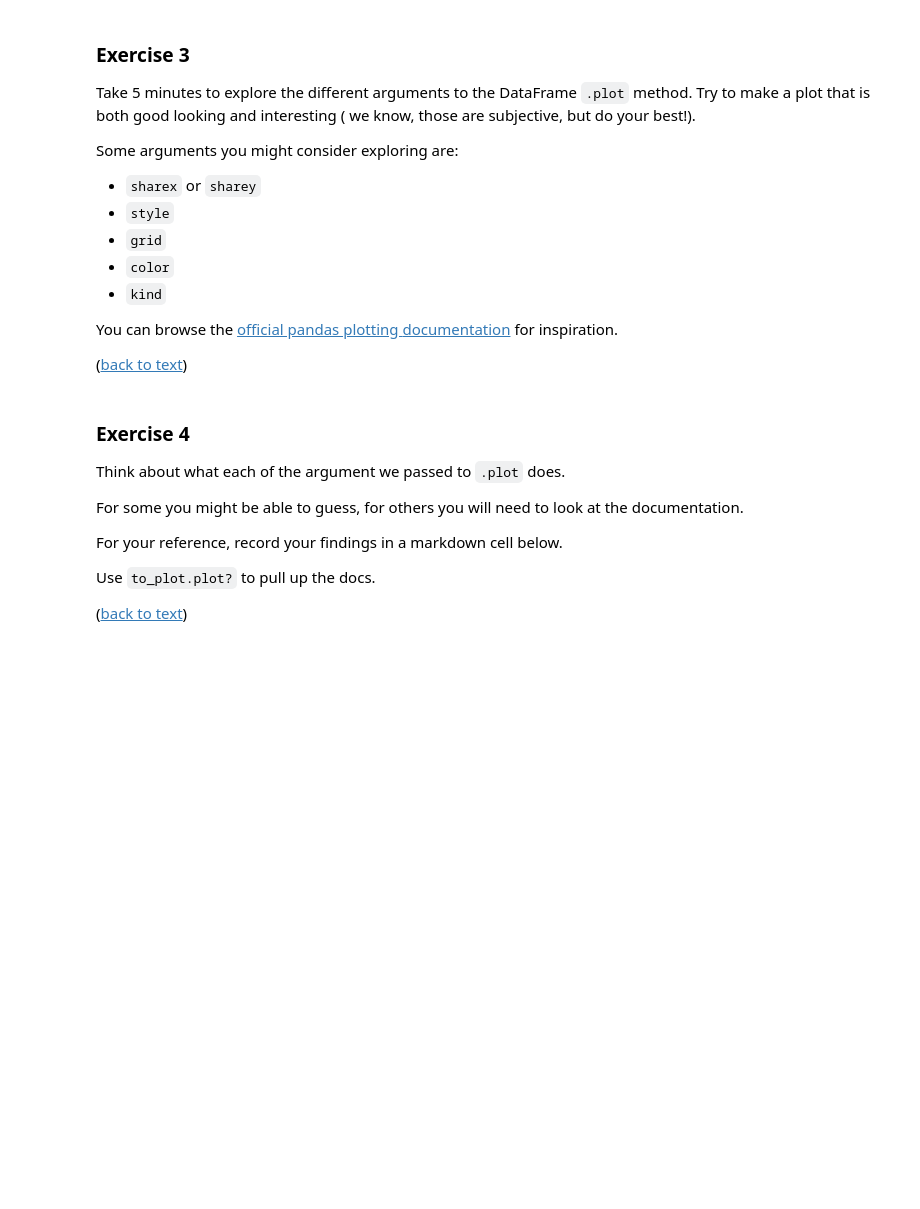
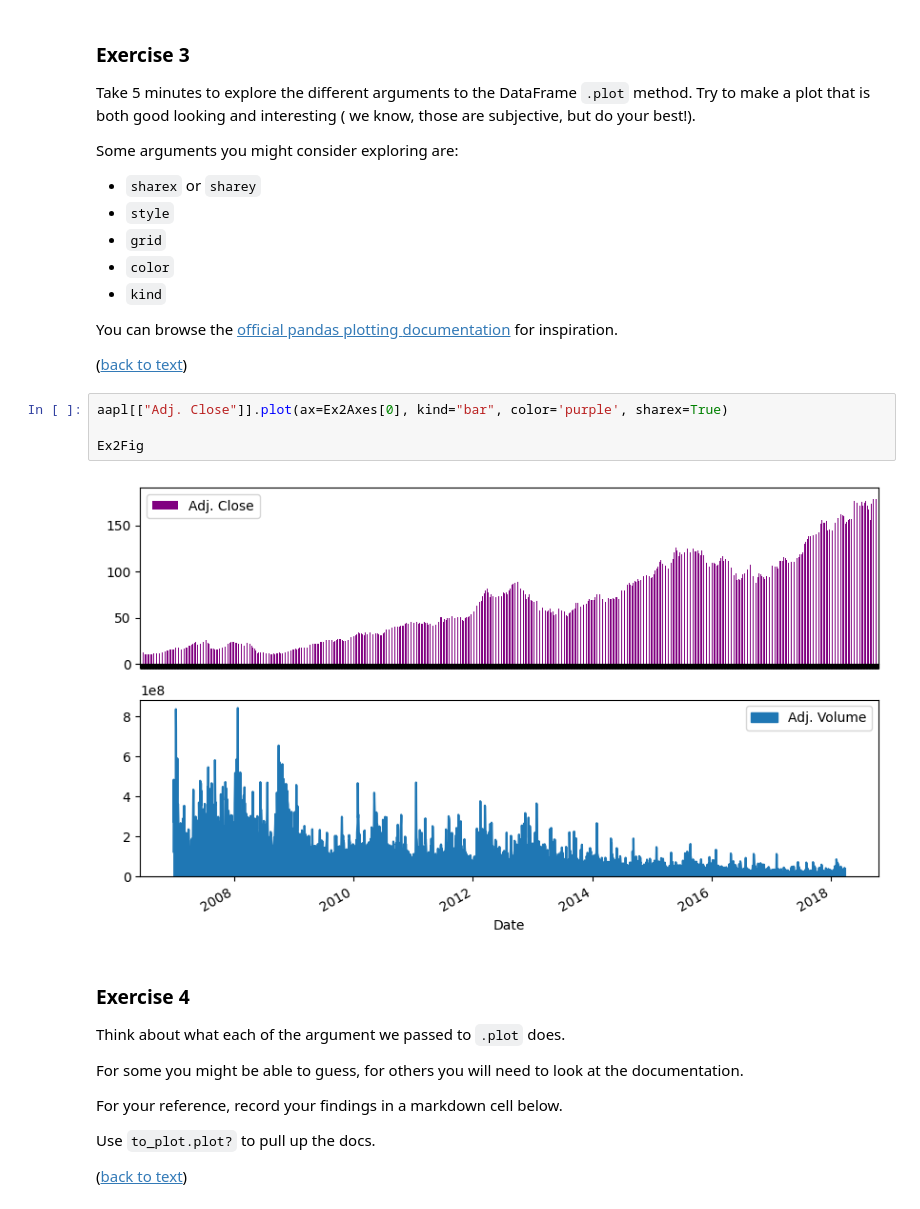
Before and after one commit to brhega/lecture-datascience.notebooks, a Jupyter notebook: tools/matplotlib.ipynb, the cells around one changed output. Cells and saved outputs as stored; diff of their text form; blank space fills up the shorter version.

```diff
--- a/tools/matplotlib.ipynb
+++ b/tools/matplotlib.ipynb
@@ -733,6 +813,12 @@ documentation](https://pandas.pydata.org/pandas-docs/stable/visualization.html)
 for inspiration.
 
 ([back to text](#pd-mpl-dir3))
+# %%
+aapl[["Adj. Close"]].plot(ax=Ex2Axes[0], kind="bar", color='purple', sharex=True)
+
+Ex2Fig
+# %% [output]
+[figure, added]
 # %% [markdown]
 ### Exercise 4
 
```
Also changed, not shown: parts of 21 cells of this notebook.
